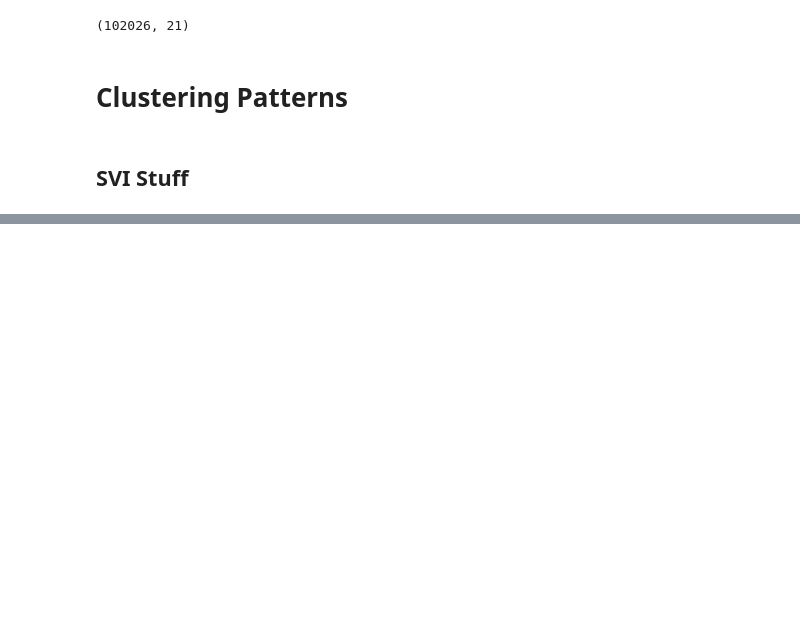
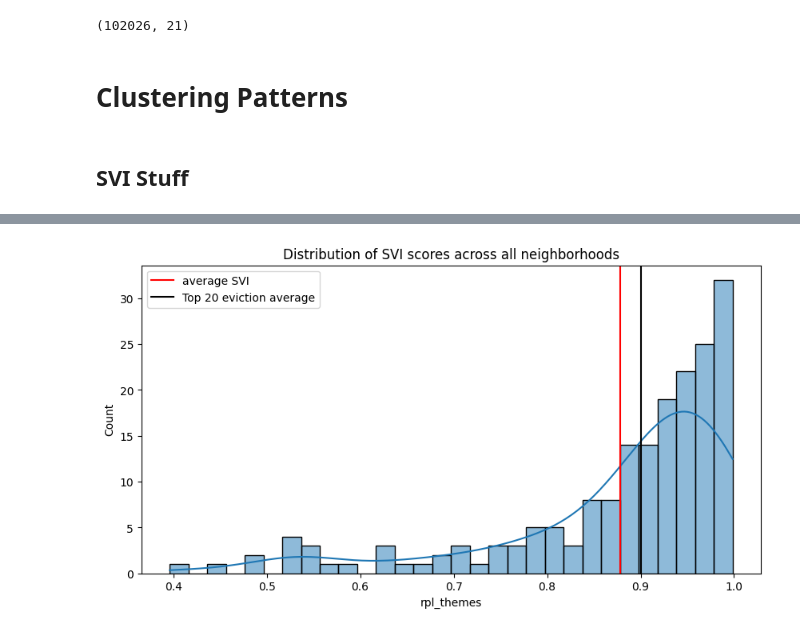
Before and after one commit to simaoalicechen/NYC_Landlord_Behavior_Analysis_Project, a Jupyter notebook: Part_6_fun_facts.ipynb, the cells around one changed output, grey strips where cells are left out. Cells and saved outputs as stored; diff of their text form; code cells hidden in the pictures; blank space fills up the shorter version.

```diff
--- a/Part_6_fun_facts.ipynb
+++ b/Part_6_fun_facts.ipynb
@@ -224,0 +256,3 @@ raw_evictions.shape
+# %%
+evi_svi_df = evi_svi_df.merge(nta_borough.reset_index(), on='nta', how='left')
+evi_svi_df
@@ -224,0 +277,6 @@ raw_evictions.shape
+# %%
+top_20 = evi_svi_df.head(20)
+# %%
+avergae_svi_top_20_nta = top_20.rpl_themes.sum()/20
+avergae_svi_top_20_nta
+# important
@@ -224,0 +340,3 @@ raw_evictions.shape
+# %%
+evi_svi_df_cleaned = evi_svi_df[(evi_svi_df['rpl_themes'] >= 0) & (evi_svi_df['rpl_themes'] <= 1)]
+evi_svi_df_cleaned.shape
@@ -224,0 +481,10 @@ raw_evictions.shape
+# %%
+plt.figure(figsize=(10, 5))
+sns.histplot(evi_svi_df_cleaned['rpl_themes'], kde=True, bins=30)
+plt.axvline(evi_svi_df_cleaned['rpl_themes'].mean(), color='red', label='average SVI')
+plt.axvline(avergae_svi_top_20_nta, color='black', label='Top 20 eviction average')
+plt.legend()
+plt.title("Distribution of SVI scores across all neighborhoods")
+plt.show()
+# %% [output]
+[figure, added]
```
Also changed, not shown: parts of 44 cells of this notebook, 1 other file.
